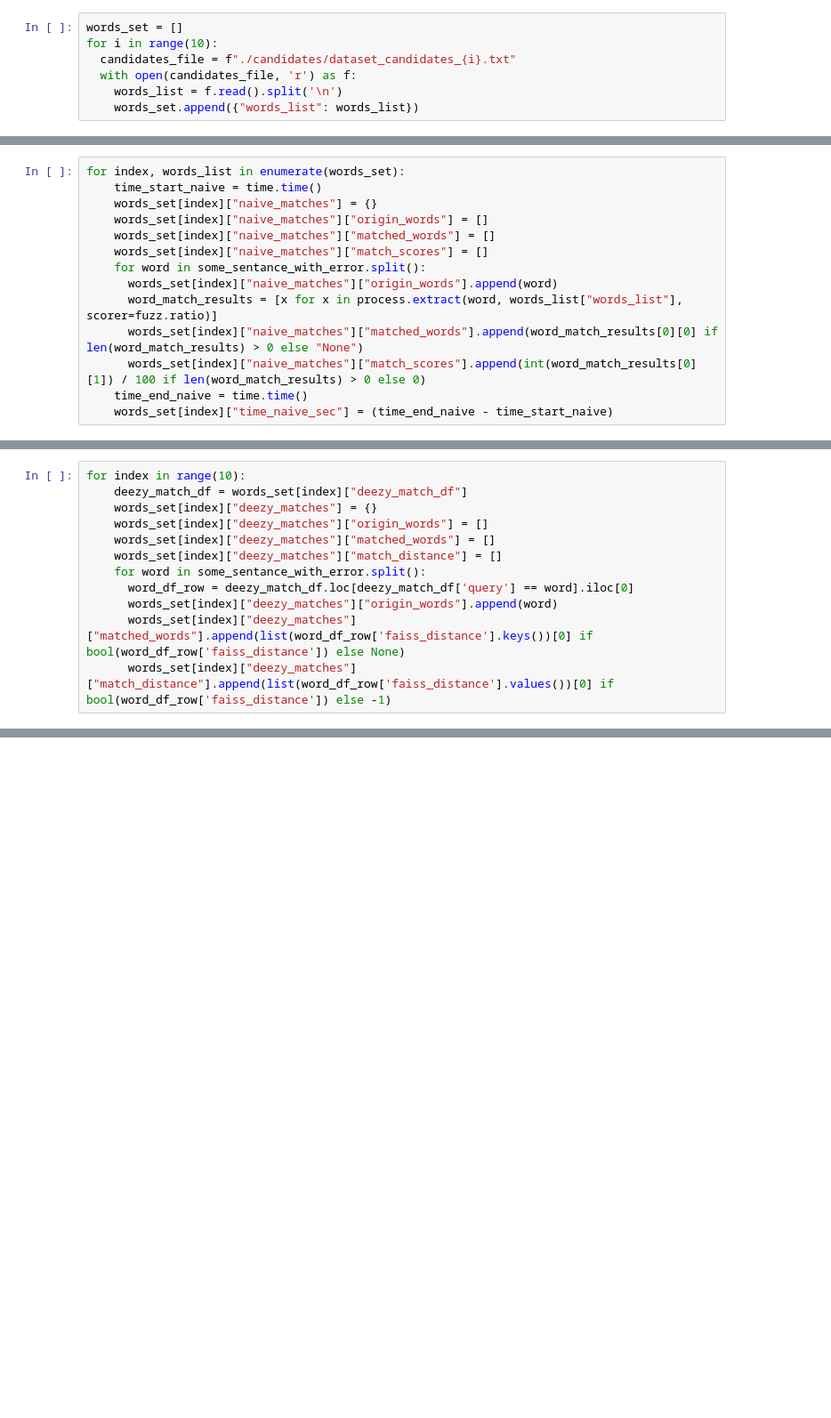
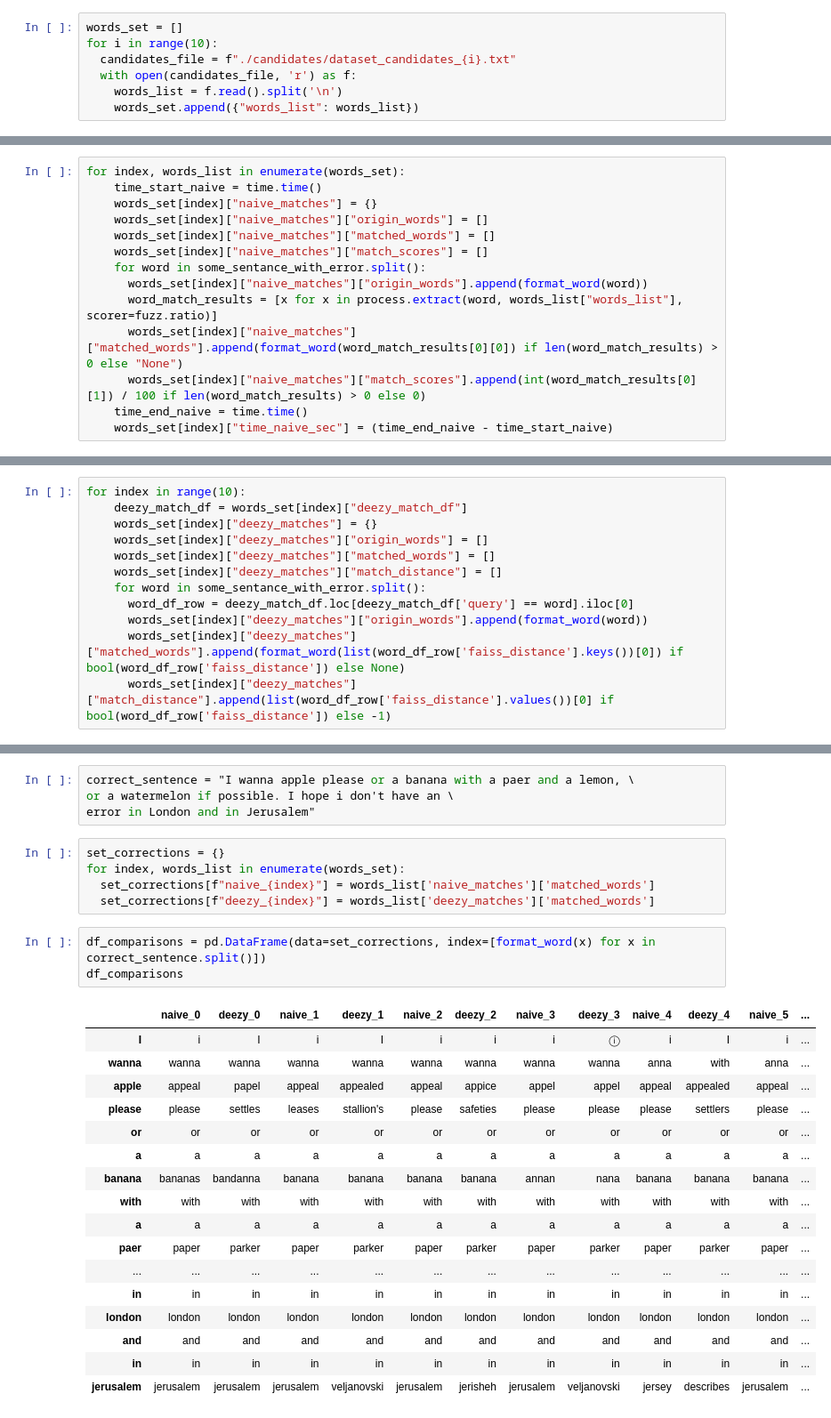
Before and after one commit to stavco9/datastreaming-final-project, a Jupyter notebook: Data_Analysis_DeezyMatch.ipynb, the cells around one changed output, grey strips where cells are left out. Shown at 89% size. Cells and saved outputs as stored; diff of their text form; blank space fills up the shorter version.

```diff
--- a/Data_Analysis_DeezyMatch.ipynb
+++ b/Data_Analysis_DeezyMatch.ipynb
@@ -53,9 +71,9 @@ for index, words_list in enumerate(words_set):
     words_set[index]["naive_matches"]["matched_words"] = []
     words_set[index]["naive_matches"]["match_scores"] = []
     for word in some_sentance_with_error.split():
-      words_set[index]["naive_matches"]["origin_words"].append(word)
+      words_set[index]["naive_matches"]["origin_words"].append(format_word(word))
       word_match_results = [x for x in process.extract(word, words_list["words_list"], scorer=fuzz.ratio)]
-      words_set[index]["naive_matches"]["matched_words"].append(word_match_results[0][0] if len(word_match_results) > 0 else "None")
+      words_set[index]["naive_matches"]["matched_words"].append(format_word(word_match_results[0][0]) if len(word_match_results) > 0 else "None")
       words_set[index]["naive_matches"]["match_scores"].append(int(word_match_results[0][1]) / 100 if len(word_match_results) > 0 else 0)
     time_end_naive = time.time()
     words_set[index]["time_naive_sec"] = (time_end_naive - time_start_naive)
@@ -188,8 +206,8 @@ for index in range(10):
     words_set[index]["deezy_matches"]["match_distance"] = []
     for word in some_sentance_with_error.split():
       word_df_row = deezy_match_df.loc[deezy_match_df['query'] == word].iloc[0]
-      words_set[index]["deezy_matches"]["origin_words"].append(word)
-      words_set[index]["deezy_matches"]["matched_words"].append(list(word_df_row['faiss_distance'].keys())[0] if bool(word_df_row['faiss_distance']) else None)
+      words_set[index]["deezy_matches"]["origin_words"].append(format_word(word))
+      words_set[index]["deezy_matches"]["matched_words"].append(format_word(list(word_df_row['faiss_distance'].keys())[0]) if bool(word_df_row['faiss_distance']) else None)
       words_set[index]["deezy_matches"]["match_distance"].append(list(word_df_row['faiss_distance'].values())[0] if bool(word_df_row['faiss_distance']) else -1)
 # %%
 for index, words_list in enumerate(words_set):
@@ -241,0 +260,30 @@ Matches scores for dataset 10 are [0.0, 7.3751, 4.8308, 5.0393, 0.0, 0.0, 3.2076
+# %%
+correct_sentence = "I wanna apple please or a banana with a paer and a lemon, \
+or a watermelon if possible. I hope i don't have an \
+error in London and in Jerusalem"
+# %%
+set_corrections = {}
+for index, words_list in enumerate(words_set):
+  set_corrections[f"naive_{index}"] = words_list['naive_matches']['matched_words']
+  set_corrections[f"deezy_{index}"] = words_list['deezy_matches']['matched_words']
+# %%
+df_comparisons = pd.DataFrame(data=set_corrections, index=[format_word(x) for x in correct_sentence.split()])
+df_comparisons
+# %% [output]
+|  | naive_0 | deezy_0 | naive_1 | deezy_1 | naive_2 | deezy_2 | naive_3 | deezy_3 | naive_4 | deezy_4 | naive_5 | ... |
+| I | i | I | i | I | i | i | i | ⓘ | i | I | i | ... |
+| wanna | wanna | wanna | wanna | wanna | wanna | wanna | wanna | wanna | anna | with | anna | ... |
+| apple | appeal | papel | appeal | appealed | appeal | appice | appel | appel | appeal | appealed | appeal | ... |
+| please | please | settles | leases | stallion's | please | safeties | please | please | please | settlers | please | ... |
+| or | or | or | or | or | or | or | or | or | or | or | or | ... |
+| a | a | a | a | a | a | a | a | a | a | a | a | ... |
+| banana | bananas | bandanna | banana | banana | banana | banana | annan | nana | banana | banana | banana | ... |
+| with | with | with | with | with | with | with | with | with | with | with | with | ... |
+| a | a | a | a | a | a | a | a | a | a | a | a | ... |
+| paer | paper | parker | paper | parker | paper | parker | paper | parker | paper | parker | paper | ... |
+| ... | ... | ... | ... | ... | ... | ... | ... | ... | ... | ... | ... | ... |
+| in | in | in | in | in | in | in | in | in | in | in | in | ... |
+| london | london | london | london | london | london | london | london | london | london | london | london | ... |
+| and | and | and | and | and | and | and | and | and | and | and | and | ... |
+| in | in | in | in | in | in | in | in | in | in | in | in | ... |
+| jerusalem | jerusalem | jerusalem | jerusalem | veljanovski | jerusalem | jerisheh | jerusalem | veljanovski | jersey | describes | jerusalem | ... |
```
Also changed, not shown: parts of 7 cells of this notebook.
